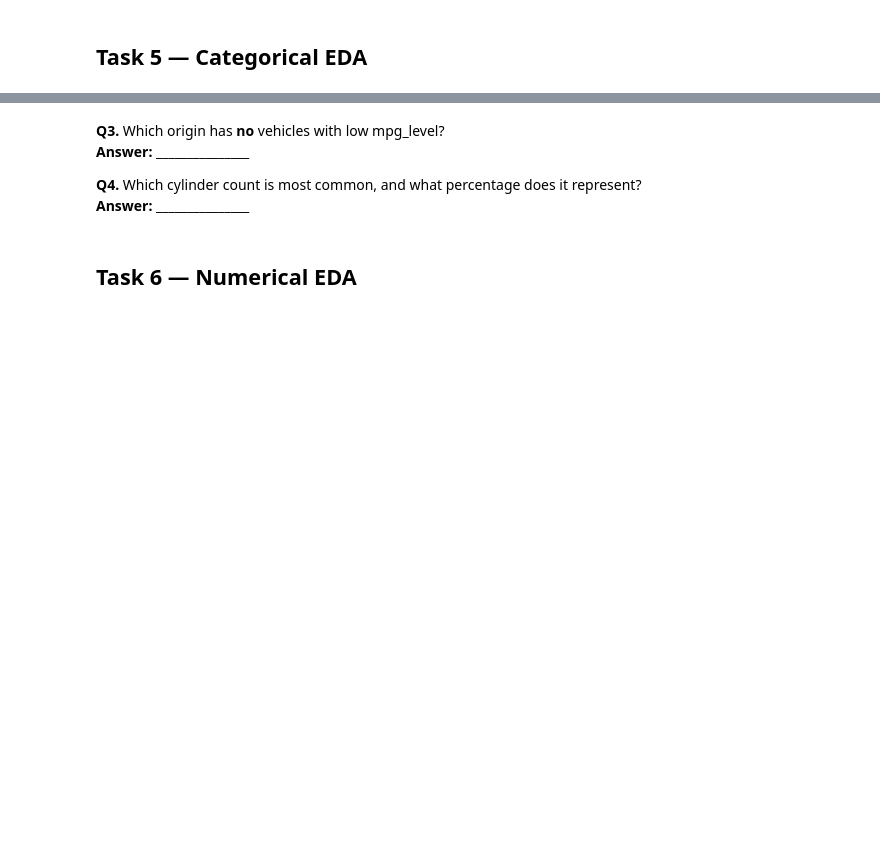
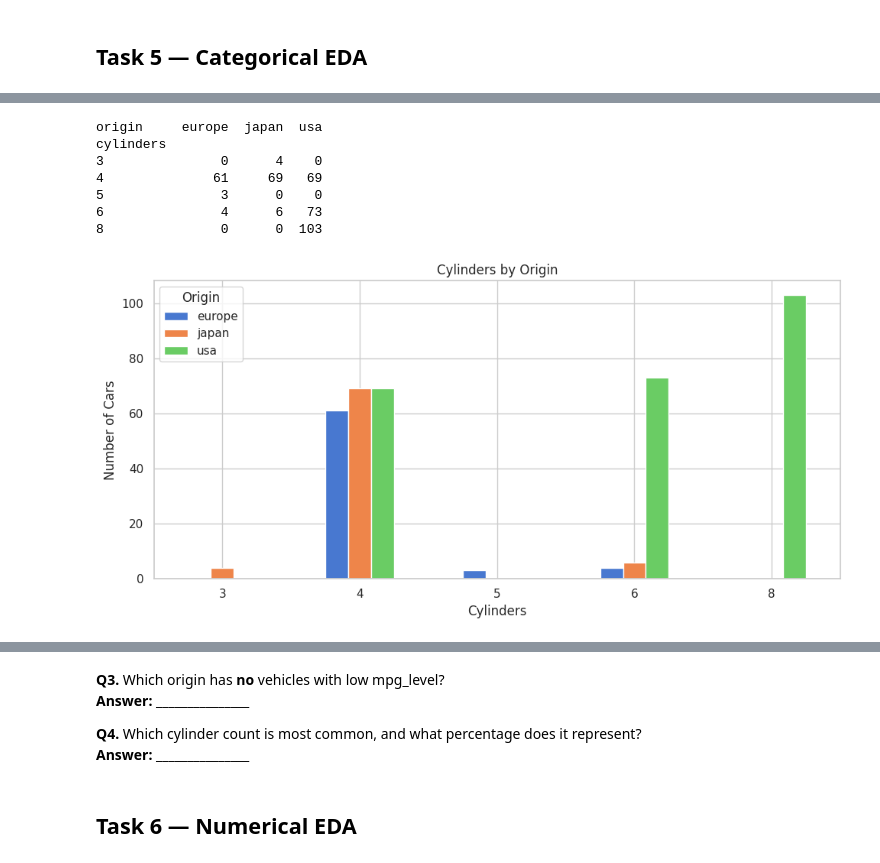
Before and after one commit to FurqanAlyy/AI-ML-NIAI, a Jupyter notebook: 02_EDA_Worksheet.ipynb, the cells around one changed output, grey strips where cells are left out. Cells and saved outputs as stored; diff of their text form; code cells hidden in the pictures; blank space fills up the shorter version.

```diff
--- a/02_EDA_Worksheet.ipynb
+++ b/02_EDA_Worksheet.ipynb
@@ -242,2 +266,28 @@ df.head()
+# %%
+# TODO: Create a crosstab of cylinders vs origin and visualise as a bar chart
+
+crosstab = pd.crosstab(df["cylinders"], df["origin"])
+
+print(crosstab)
+
+# Visualise as bar chart
+crosstab.plot(kind="bar", figsize=(10, 5))
+
+plt.title("Cylinders by Origin")
+plt.xlabel("Cylinders")
+plt.ylabel("Number of Cars")
+plt.xticks(rotation=0)
+plt.legend(title="Origin")
+plt.tight_layout()
+plt.show()
+# %% [output]
+origin     europe  japan  usa
+cylinders
+3               0      4    0
+4              61     69   69
+5               3      0    0
+6               4      6   73
+8               0      0  103
+[figure, added]
 # %%
 # TODO: Plot a countplot of mpg_level grouped by origin (use hue='mpg_level')
```
Also changed, not shown: parts of 15 cells of this notebook.
